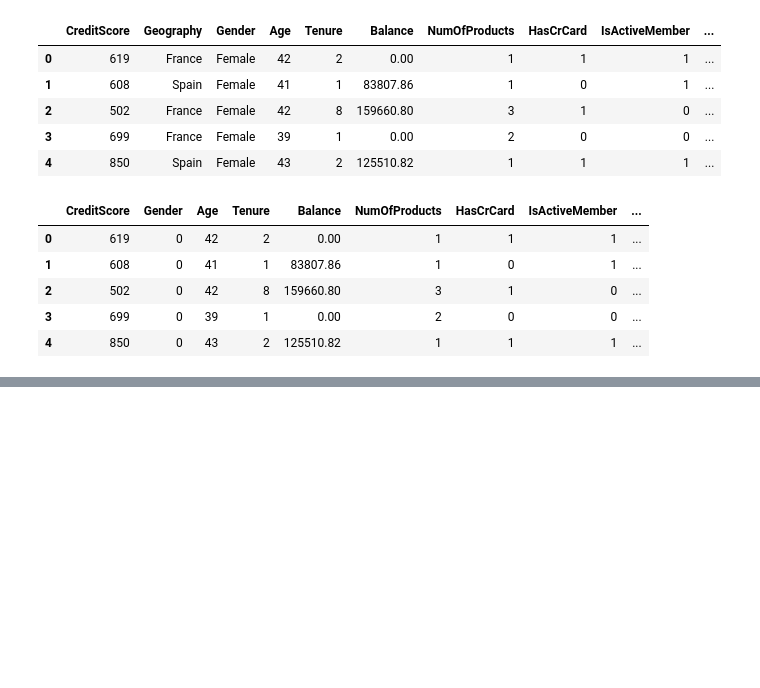
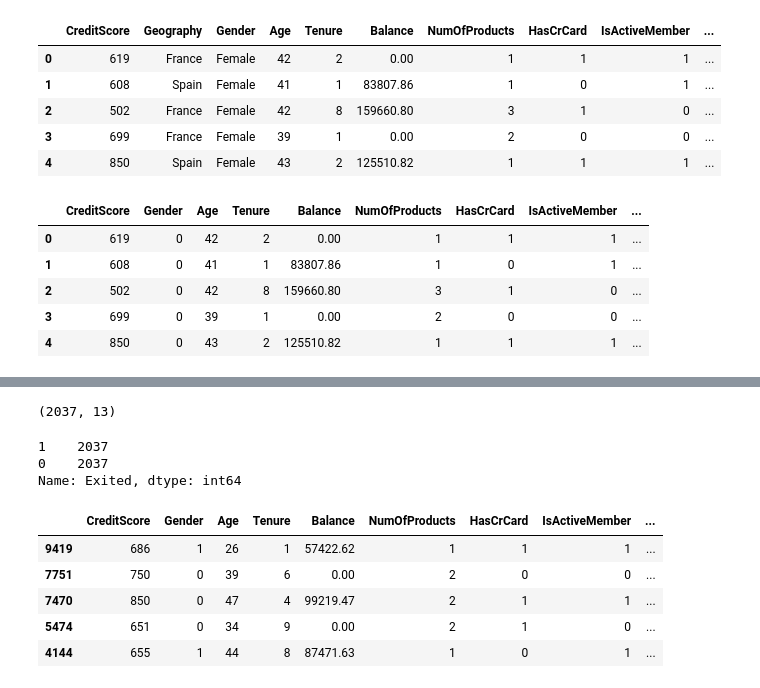
Before and after one commit to Ashlo/machine_Learning_Practice, a Jupyter notebook: Churn_Modelling.ipynb, the cells around one changed output, grey strips where cells are left out. Cells and saved outputs as stored; diff of their text form; code cells hidden in the pictures; blank space fills up the shorter version.

```diff
--- a/Churn_Modelling.ipynb
+++ b/Churn_Modelling.ipynb
@@ -126,0 +142,3 @@ array([[1908,   66],
+# %%
+df0_class = df2[df2['Exited']== 0]
+df1_class = df2[df2['Exited'] == 1]
@@ -126,0 +159,26 @@ array([[1908,   66],
+# %%
+count_class_0,class_count_1 = df2.Exited.value_counts()
+# %%
+# Random Under Sampling
+df_class_0_under = df0_class.sample(class_count_1)
+# %%
+df_class_0_under.shape
+# %% [output]
+(2037, 13)
+# %%
+df_under_sampling = pd.concat([df_class_0_under,df1_class],axis=0)
+# %%
+df_under_sampling["Exited"].value_counts()
+# %% [output]
+1    2037
+0    2037
+Name: Exited, dtype: int64
+# %%
+df_under_sampling.head()
+# %% [output]
+|  | CreditScore | Gender | Age | Tenure | Balance | NumOfProducts | HasCrCard | IsActiveMember | ... |
+| 9419 | 686 | 1 | 26 | 1 | 57422.62 | 1 | 1 | 1 | ... |
+| 7751 | 750 | 0 | 39 | 6 | 0.00 | 2 | 0 | 0 | ... |
+| 7470 | 850 | 0 | 47 | 4 | 99219.47 | 2 | 1 | 1 | ... |
+| 5474 | 651 | 0 | 34 | 9 | 0.00 | 2 | 1 | 0 | ... |
+| 4144 | 655 | 1 | 44 | 8 | 87471.63 | 1 | 0 | 1 | ... |
```
Also changed, not shown: parts of 30 cells of this notebook.
